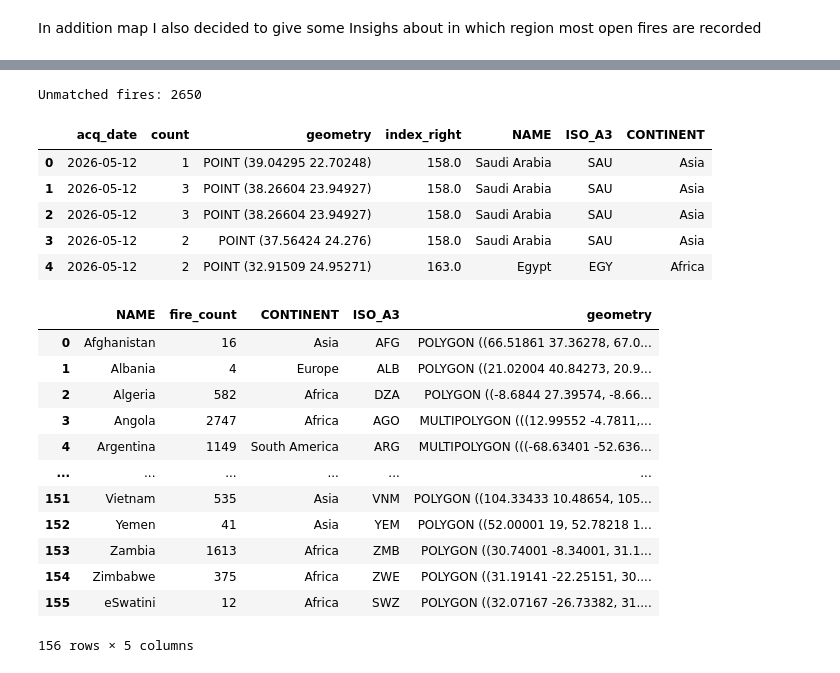
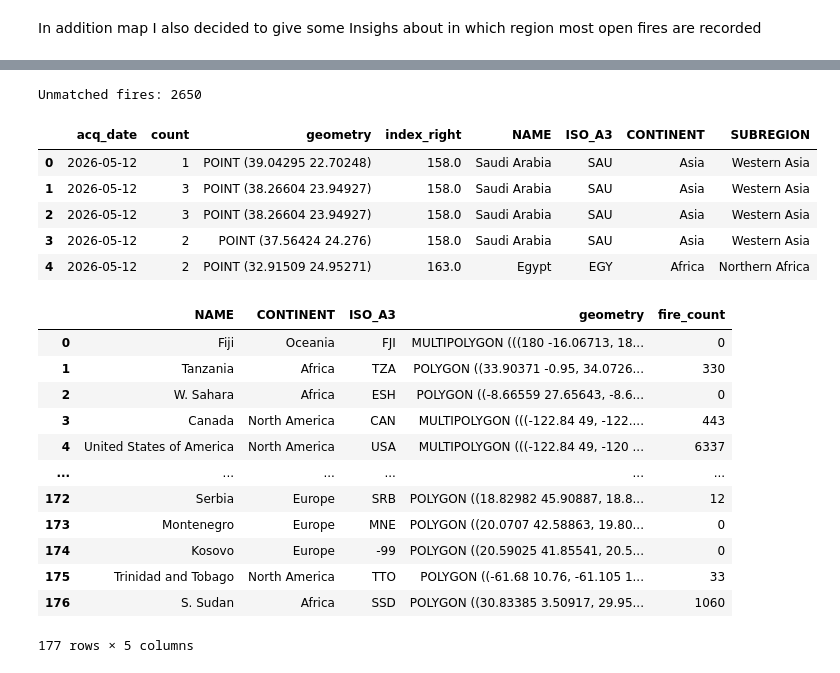
Before and after one commit to LilSheesh7/SDS210_project, a Jupyter notebook: notebooks/Wildfire_mapping_nb.ipynb, the cells around one changed output, grey strips where cells are left out. Drawn from its saved outputs; the diff is of its cells as text; code cells hidden in the pictures.

```diff
--- a/notebooks/Wildfire_mapping_nb.ipynb
+++ b/notebooks/Wildfire_mapping_nb.ipynb
@@ -171,8 +172,8 @@ display(world_import.head(5))
 print(world_import.columns.tolist())
 
 # cleaning the world
-world = world_import[["NAME", "ISO_A3", "CONTINENT", "geometry"]] # just keep usefull attributes ot of the world gdf.
-display(world.head(5))
+world = world_import[["NAME", "ISO_A3", "CONTINENT", "SUBREGION", "geometry"]] # just keep usefull attributes ot of the world gdf.
+display(world)
 # %% [output]
 |  | featurecla | scalerank | LABELRANK | SOVEREIGNT | SOV_A3 | ADM0_DIF | LEVEL | TYPE | TLC | ADMIN | ... |
 | 0 | Admin-0 country | 1 | 6 | Fiji | FJI | 0 | 2 | Sovereign country | 1 | Fiji | ... |
@@ -201,34 +209,39 @@ print(f"Unmatched fires: {len(unmatched)}")
 display(wildfire_countries.head(5))
 # %% [output]
 Unmatched fires: 2650
-|  | acq_date | count | geometry | index_right | NAME | ISO_A3 | CONTINENT |
-| 0 | 2026-05-12 | 1 | POINT (39.04295 22.70248) | 158.0 | Saudi Arabia | SAU | Asia |
-| 1 | 2026-05-12 | 3 | POINT (38.26604 23.94927) | 158.0 | Saudi Arabia | SAU | Asia |
-| 2 | 2026-05-12 | 3 | POINT (38.26604 23.94927) | 158.0 | Saudi Arabia | SAU | Asia |
-| 3 | 2026-05-12 | 2 | POINT (37.56424 24.276) | 158.0 | Saudi Arabia | SAU | Asia |
-| 4 | 2026-05-12 | 2 | POINT (32.91509 24.95271) | 163.0 | Egypt | EGY | Africa |
+|  | acq_date | count | geometry | index_right | NAME | ISO_A3 | CONTINENT | SUBREGION |
+| 0 | 2026-05-12 | 1 | POINT (39.04295 22.70248) | 158.0 | Saudi Arabia | SAU | Asia | Western Asia |
+| 1 | 2026-05-12 | 3 | POINT (38.26604 23.94927) | 158.0 | Saudi Arabia | SAU | Asia | Western Asia |
+| 2 | 2026-05-12 | 3 | POINT (38.26604 23.94927) | 158.0 | Saudi Arabia | SAU | Asia | Western Asia |
+| 3 | 2026-05-12 | 2 | POINT (37.56424 24.276) | 158.0 | Saudi Arabia | SAU | Asia | Western Asia |
+| 4 | 2026-05-12 | 2 | POINT (32.91509 24.95271) | 163.0 | Egypt | EGY | Africa | Northern Africa |
 # %%
 # count the fires for each country
-fire_per_country = wildfire_countries.groupby("NAME").size().reset_index(name="fire_count")
-# merge the fire per country dff with the word gdf
+fire_per_country = world[["NAME", "CONTINENT","ISO_A3", "geometry"]].copy() # copy world to build fire per country
+# merge fire counts in — countries with no fires get NaN
 fire_per_country = fire_per_country.merge(
-    world[["NAME", "CONTINENT", "ISO_A3", "geometry"]],
+    wildfire_countries.groupby("NAME").size().reset_index(name="fire_count"),
     on="NAME",
-    how="left")
-fire_per_country = gpd.GeoDataFrame(fire_per_country, geometry="geometry", crs=world.crs)
+    how="left"  # keep all countries from world
+)
+
+fire_per_country["fire_count"] = fire_per_country["fire_count"].fillna(0).astype(int) # fill the NaN values of the countries without fires with 0
+
+fire_per_country = gpd.GeoDataFrame(fire_per_country, geometry="geometry", crs=4326) #
+
 display(fire_per_country)
 # %% [output]
-|  | NAME | fire_count | CONTINENT | ISO_A3 | geometry |
-| 0 | Afghanistan | 16 | Asia | AFG | POLYGON ((66.51861 37.36278, 67.0... |
-| 1 | Albania | 4 | Europe | ALB | POLYGON ((21.02004 40.84273, 20.9... |
-| 2 | Algeria | 582 | Africa | DZA | POLYGON ((-8.6844 27.39574, -8.66... |
-| 3 | Angola | 2747 | Africa | AGO | MULTIPOLYGON (((12.99552 -4.7811,... |
-| 4 | Argentina | 1149 | South America | ARG | MULTIPOLYGON (((-68.63401 -52.636... |
+|  | NAME | CONTINENT | ISO_A3 | geometry | fire_count |
+| 0 | Fiji | Oceania | FJI | MULTIPOLYGON (((180 -16.06713, 18... | 0 |
+| 1 | Tanzania | Africa | TZA | POLYGON ((33.90371 -0.95, 34.0726... | 330 |
+| 2 | W. Sahara | Africa | ESH | POLYGON ((-8.66559 27.65643, -8.6... | 0 |
+| 3 | Canada | North America | CAN | MULTIPOLYGON (((-122.84 49, -122.... | 443 |
+| 4 | United States of America | North America | USA | MULTIPOLYGON (((-122.84 49, -120 ... | 6337 |
 | ... | ... | ... | ... | ... | ... |
-| 151 | Vietnam | 535 | Asia | VNM | POLYGON ((104.33433 10.48654, 105... |
-| 152 | Yemen | 41 | Asia | YEM | POLYGON ((52.00001 19, 52.78218 1... |
-| 153 | Zambia | 1613 | Africa | ZMB | POLYGON ((30.74001 -8.34001, 31.1... |
-| 154 | Zimbabwe | 375 | Africa | ZWE | POLYGON ((31.19141 -22.25151, 30.... |
-| 155 | eSwatini | 12 | Africa | SWZ | POLYGON ((32.07167 -26.73382, 31.... |
+| 172 | Serbia | Europe | SRB | POLYGON ((18.82982 45.90887, 18.8... | 12 |
+| 173 | Montenegro | Europe | MNE | POLYGON ((20.0707 42.58863, 19.80... | 0 |
+| 174 | Kosovo | Europe | -99 | POLYGON ((20.59025 41.85541, 20.5... | 0 |
+| 175 | Trinidad and Tobago | North America | TTO | POLYGON ((-61.68 10.76, -61.105 1... | 33 |
+| 176 | S. Sudan | Africa | SSD | POLYGON ((30.83385 3.50917, 29.95... | 1060 |
-156 rows × 5 columns
+177 rows × 5 columns
 # %%
```
Also changed, not shown: parts of 3 cells of this notebook.
